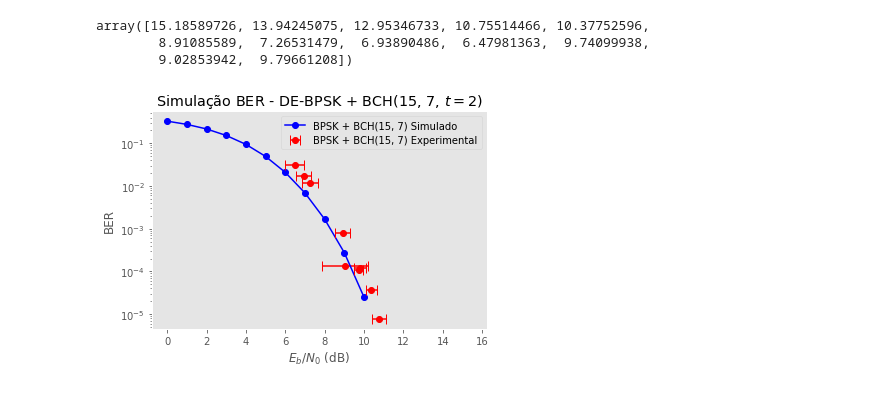
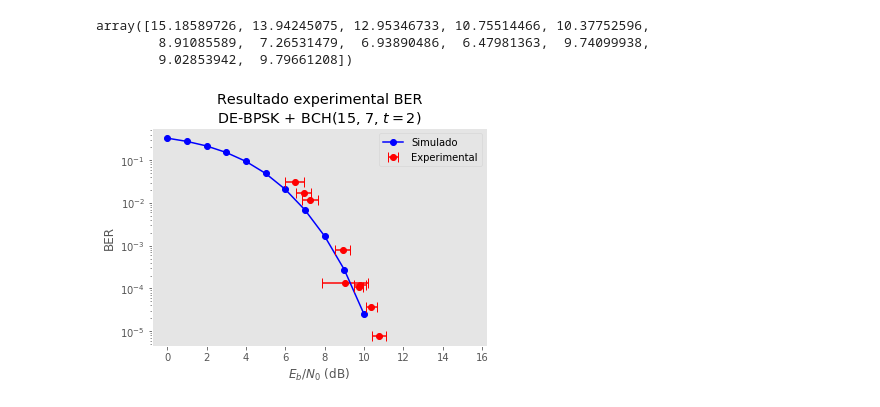
Before and after one commit to rafaelmcam/gr-ITpp, a Jupyter notebook: examples/BPSK Ladams/06-06-2019 (BER Coded Curves)/Get Coded SNR+BER.ipynb, the cells around one changed output. Cells and saved outputs as stored; diff of their text form; code cells hidden in the pictures.

Commit message:
Fix Experimental BER Plot Titles.

```diff
--- a/examples/BPSK Ladams/06-06-2019 (BER Coded Curves)/Get Coded SNR+BER.ipynb
+++ b/examples/BPSK Ladams/06-06-2019 (BER Coded Curves)/Get Coded SNR+BER.ipynb
@@ -152,17 +152,19 @@ array([15.18589726, 13.94245075, 12.95346733, 10.75514466, 10.37752596,
 # %%
 plt.style.use('ggplot')
 # plt.semilogy(EbN0_range, theory, "g-.", label = "BPSK + Diff.Encoding Teórico")
-plt.semilogy(EbN0_range, simu, "b-o", label = "BPSK + BCH(15, 7) Simulado")
+plt.semilogy(EbN0_range, simu, "b-o", label = "Simulado")
 # plt.semilogy(np.array(snr_avgs) + 10*math.log10(15/7), bers, "o", color = "red", label = "BPSK + BCH(15, 7) LADAMS")
-plt.errorbar(np.array(snr_avgs) + 10*math.log10(15/7), bers, xerr = np.array(snr_stds), fmt = "o", color = "red", capsize = 5, label = "BPSK + BCH(15, 7) Experimental")
+plt.errorbar(np.array(snr_avgs) + 10*math.log10(15/7), bers, xerr = np.array(snr_stds), fmt = "o", color = "red", capsize = 5, label = "Experimental")
 
 
 plt.legend()
 plt.grid()
 
-plt.title(r'Simulação BER - DE-BPSK + BCH(15, 7, $t = 2$)')
+plt.title(r'Resultado experimental BER'
+          "\n"
+          r'DE-BPSK + BCH(15, 7, $t = 2$)')
 plt.xlabel(r'$E_b/N_0$ (dB)')
 plt.ylabel('BER')
 plt.savefig("bpsk-coded.png", dpi = 300)
 # %% [output]
-[figure, old version]
+[figure, new version]
```
Also changed, not shown: 5 other files.
